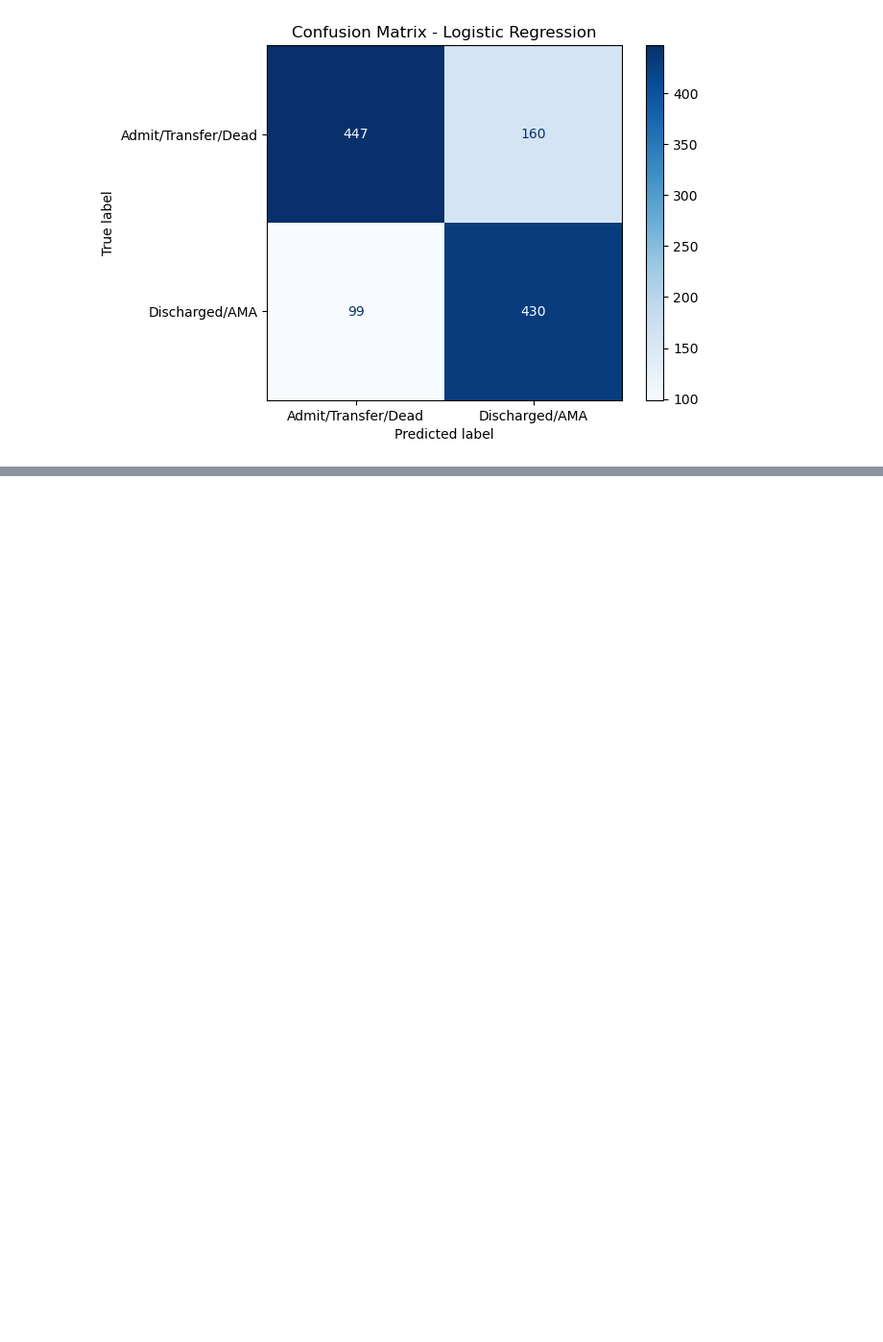
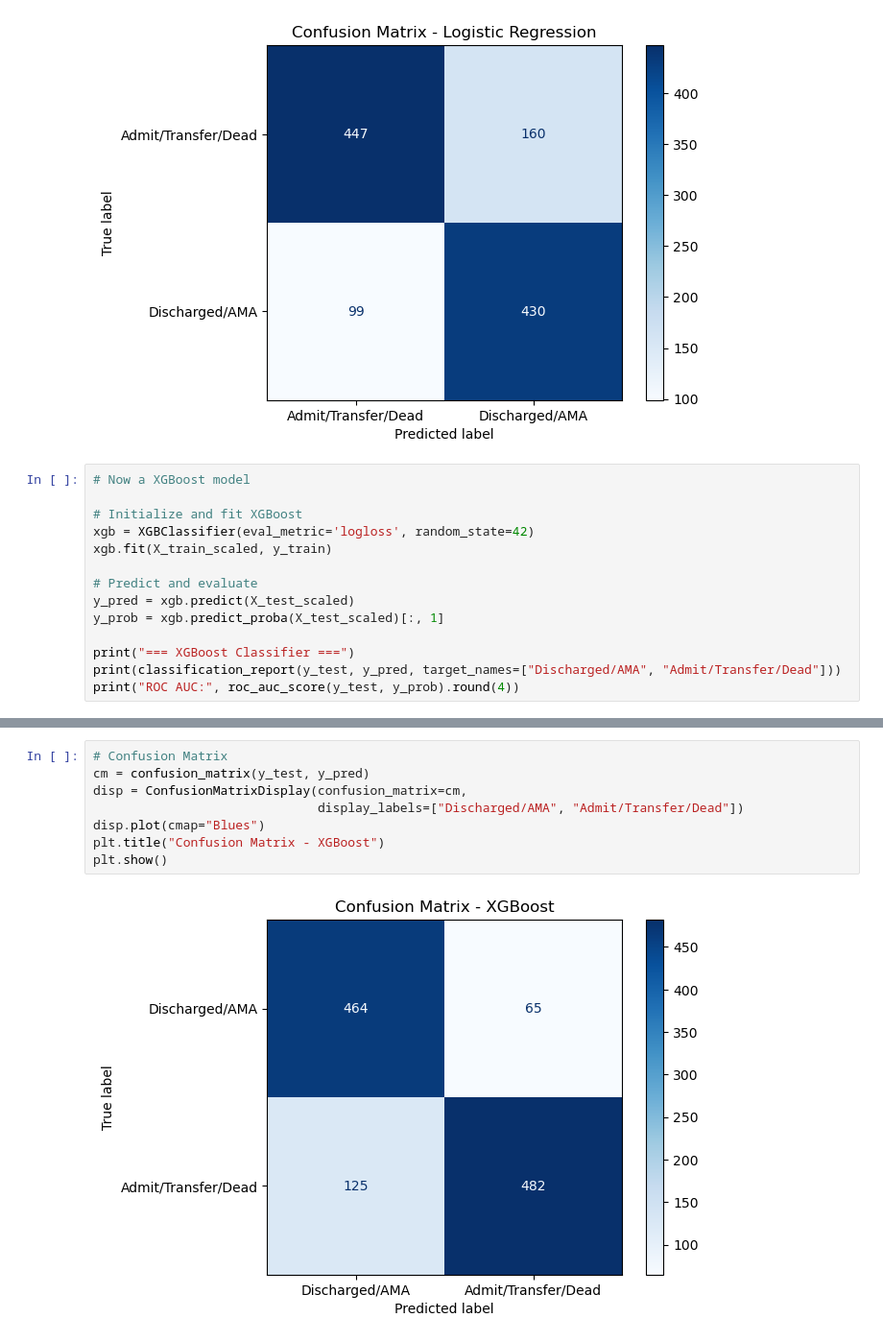
Before and after one commit to n2b8/opiate_use_analysis, a Jupyter notebook: notebooks/02_analysis_modeling.ipynb, the cells around one changed output, grey strips where cells are left out. Shown at 96% size. Drawn from its saved outputs; the diff is of its cells as text; blank space fills up the shorter version.

Commit message:
modeling - baseline xgb model

```diff
--- a/notebooks/02_analysis_modeling.ipynb
+++ b/notebooks/02_analysis_modeling.ipynb
@@ -950,3 +950,17 @@ plt.grid(False)
 plt.show()
 # %% [output]
 [figure]
+# %%
+# Now a XGBoost model
+
+# Initialize and fit XGBoost
+xgb = XGBClassifier(eval_metric='logloss', random_state=42)
+xgb.fit(X_train_scaled, y_train)
+
+# Predict and evaluate
+y_pred = xgb.predict(X_test_scaled)
+y_prob = xgb.predict_proba(X_test_scaled)[:, 1]
+
+print("=== XGBoost Classifier ===")
+print(classification_report(y_test, y_pred, target_names=["Discharged/AMA", "Admit/Transfer/Dead"]))
+print("ROC AUC:", roc_auc_score(y_test, y_prob).round(4))
@@ -952,0 +979,10 @@ plt.show()
+# %%
+# Confusion Matrix
+cm = confusion_matrix(y_test, y_pred)
+disp = ConfusionMatrixDisplay(confusion_matrix=cm,
+                              display_labels=["Discharged/AMA", "Admit/Transfer/Dead"])
+disp.plot(cmap="Blues")
+plt.title("Confusion Matrix - XGBoost")
+plt.show()
+# %% [output]
+[figure, added]
```
Also changed, not shown: parts of 2 cells of this notebook.
